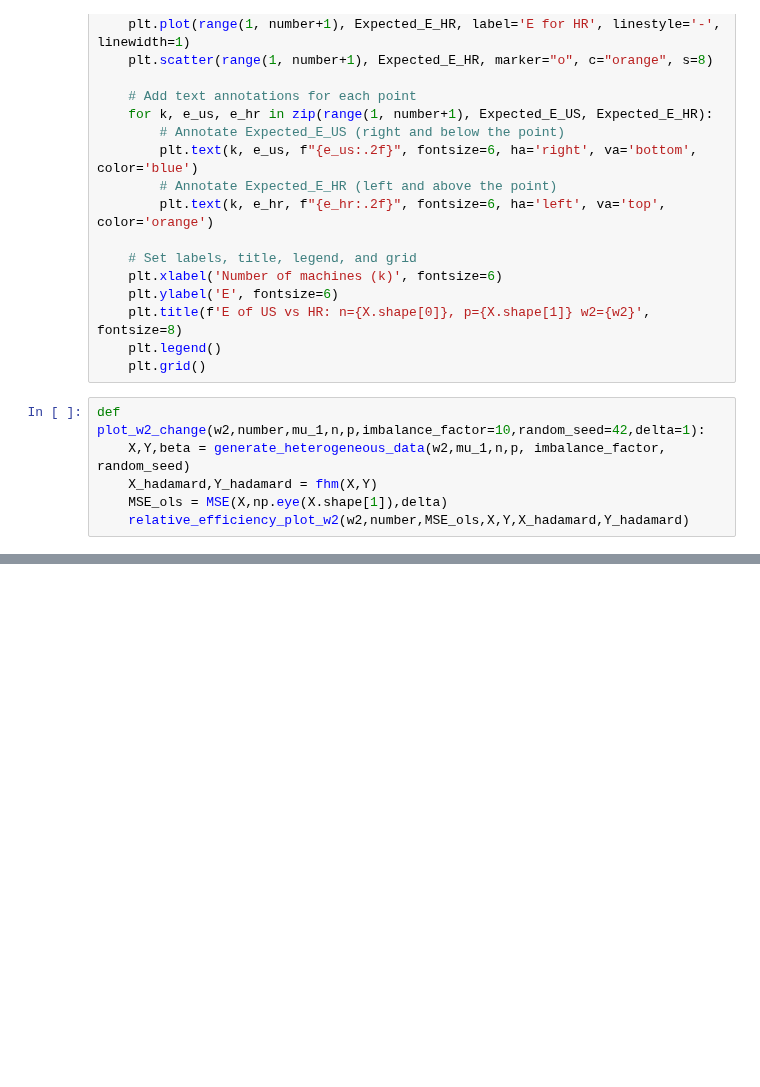
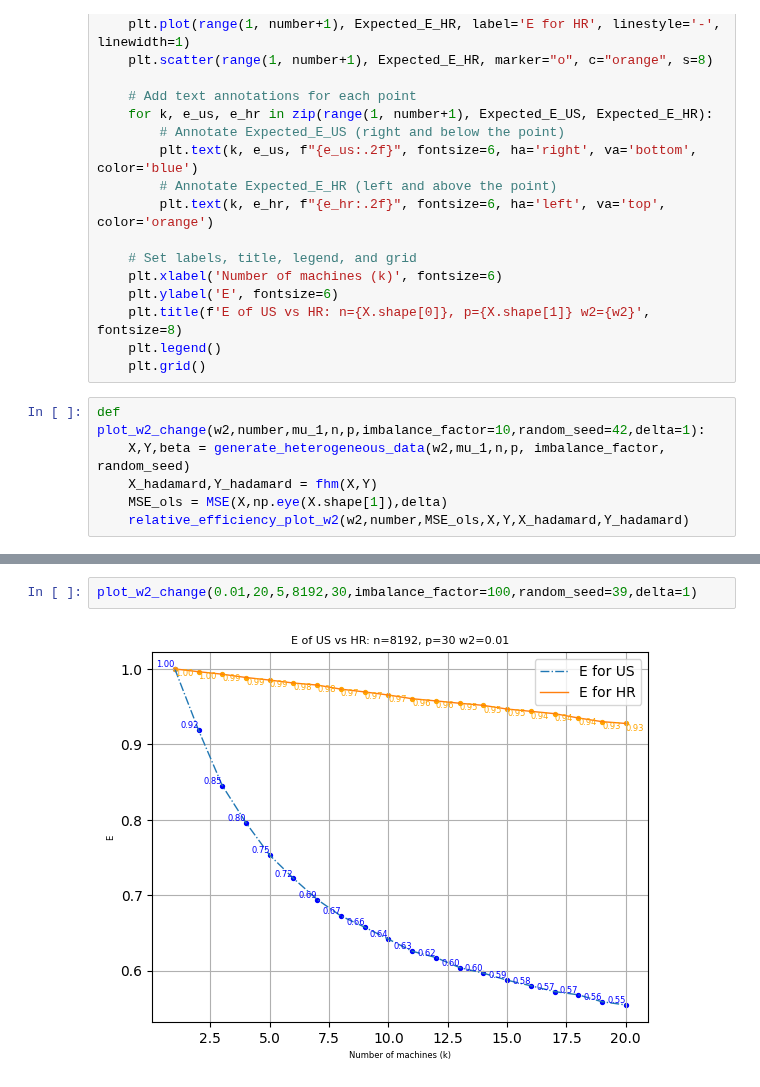
Before and after one commit to FergieLigaLlj/Statistical-Machine-Learning-Research-with-Pro.-Zhang-Zhixiang, a Jupyter notebook: Distributed Sketching for Randomized Optimization in Regression Training/Step5_What Kind of Xi will fall/Test_changed_weight_High_Dimension.ipynb, the cells around one changed output, grey strips where cells are left out. Cells and saved outputs as stored; diff of their text form; blank space fills up the shorter version.

```diff
--- a/Distributed Sketching for Randomized Optimization in Regression Training/Step5_What Kind of Xi will fall/Test_changed_weight_High_Dimension.ipynb
+++ b/Distributed Sketching for Randomized Optimization in Regression Training/Step5_What Kind of Xi will fall/Test_changed_weight_High_Dimension.ipynb
@@ -171,0 +172,4 @@ plt.show()
+# %%
+plot_w2_change(0.01,20,5,8192,30,imbalance_factor=100,random_seed=39,delta=1)
+# %% [output]
+[figure, added]
```
Also changed, not shown: parts of 1 cell of this notebook.
